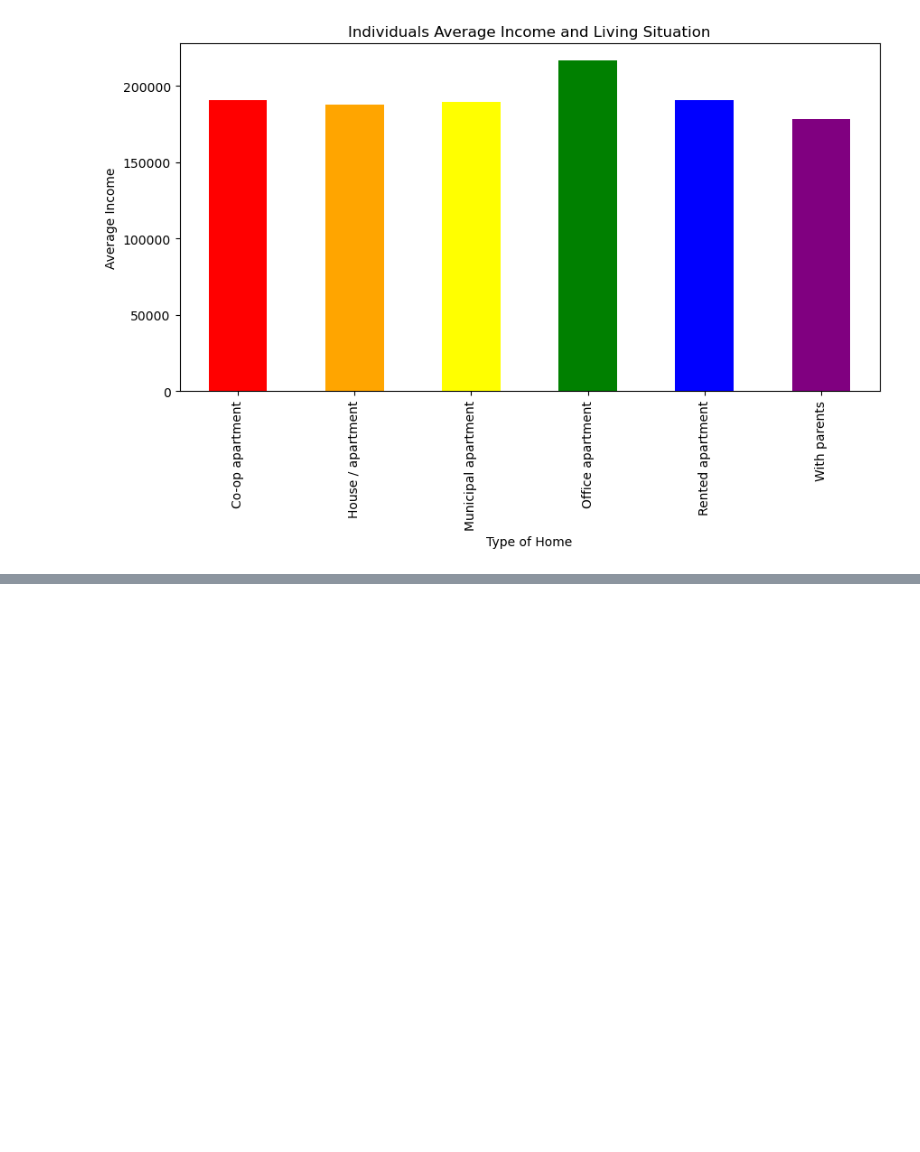
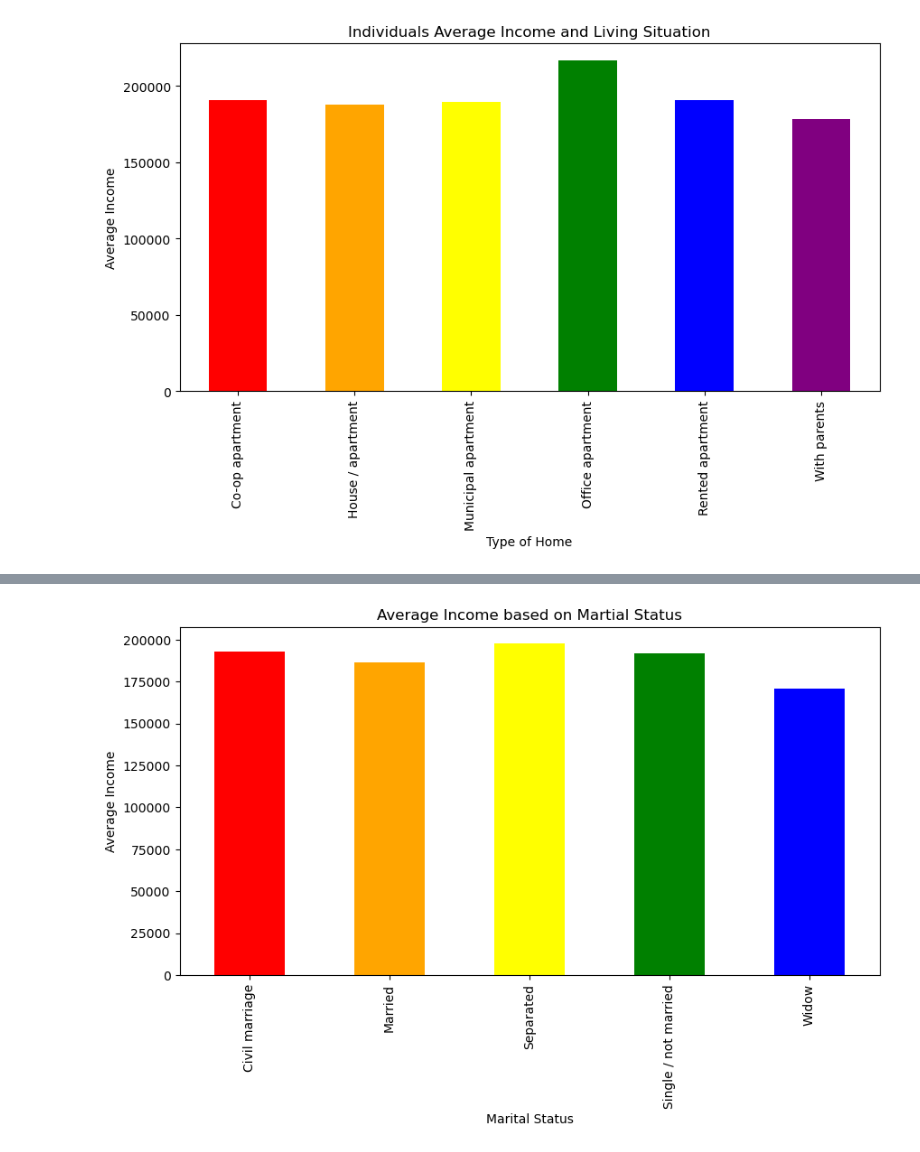
Before and after one commit to jbarbs44/Project4_Machine_Learning, a Jupyter notebook: Final 4/graph_notebook.ipynb, the cells around one changed output, grey strips where cells are left out. Cells and saved outputs as stored; diff of their text form; code cells hidden in the pictures; blank space fills up the shorter version.

```diff
--- a/Final 4/graph_notebook.ipynb
+++ b/Final 4/graph_notebook.ipynb
@@ -111,0 +133,10 @@ AttributeError: 'Rectangle' object has no property 'edgecolors'
+# %%
+income_edu = df2.groupby(["MARITAL STATUS"])["TOTAL INCOME"].agg('mean')
+ax = income_edu.plot(kind = "bar", color=['red', 'orange', 'yellow', 'green', 'blue'])
+ax.set_ylabel('Average Income')
+ax.set_xlabel("Marital Status")
+plt.rcParams['figure.figsize'] = [10, 5]
+plt.title('Average Income based on Martial Status')
+plt.show()
+# %% [output]
+[figure, added]
```
Also changed, not shown: parts of 2 cells of this notebook.
